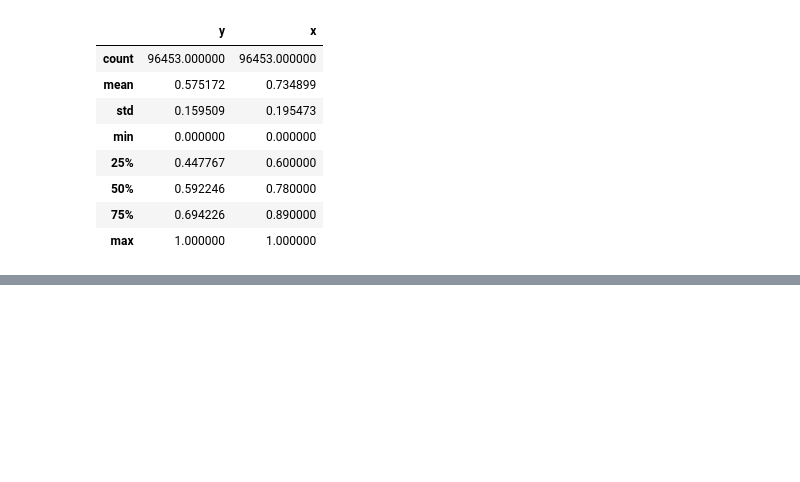
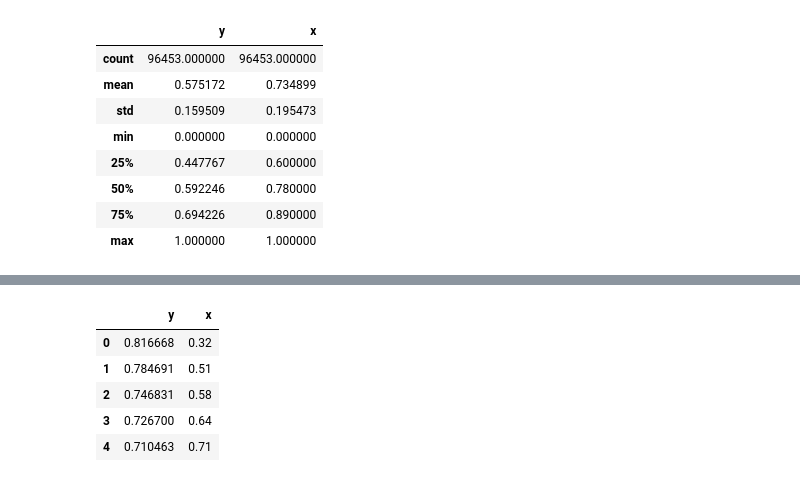
Before and after one commit to deepak5998/Bl-Machine, a Jupyter notebook: Week5/Linear_Regression_Q2.ipynb, the cells around one changed output, grey strips where cells are left out. Cells and saved outputs as stored; diff of their text form; code cells hidden in the pictures; blank space fills up the shorter version.

```diff
--- a/Week5/Linear_Regression_Q2.ipynb
+++ b/Week5/Linear_Regression_Q2.ipynb
@@ -123,0 +131,11 @@ sns.distplot(dataframe.x)
+# %%
+
+test_data = dataframe.tail(30).reset_index(drop=True)
+test_data.head()
+# %% [output]
+|  | y | x |
+| 0 | 0.816668 | 0.32 |
+| 1 | 0.784691 | 0.51 |
+| 2 | 0.746831 | 0.58 |
+| 3 | 0.726700 | 0.64 |
+| 4 | 0.710463 | 0.71 |
```
Also changed, not shown: parts of 14 cells of this notebook, 4 other files.
